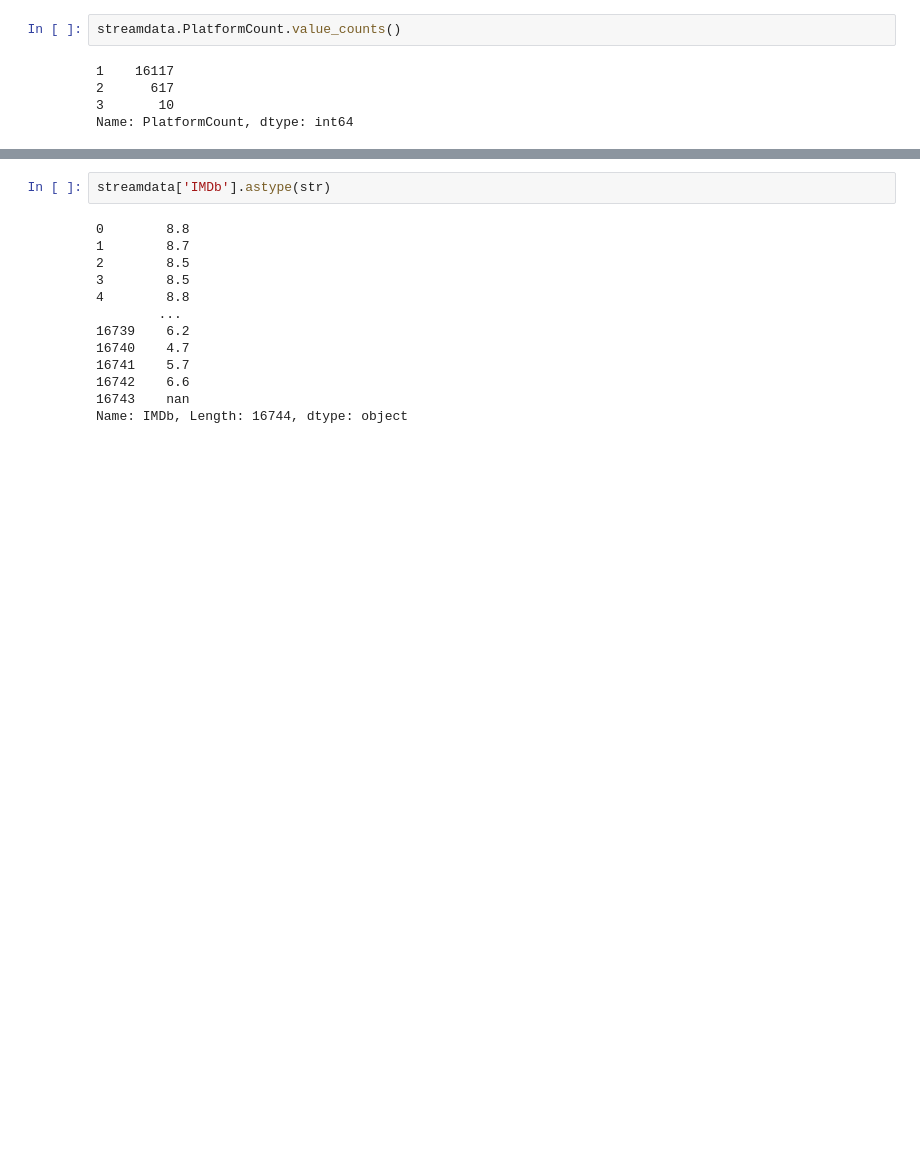
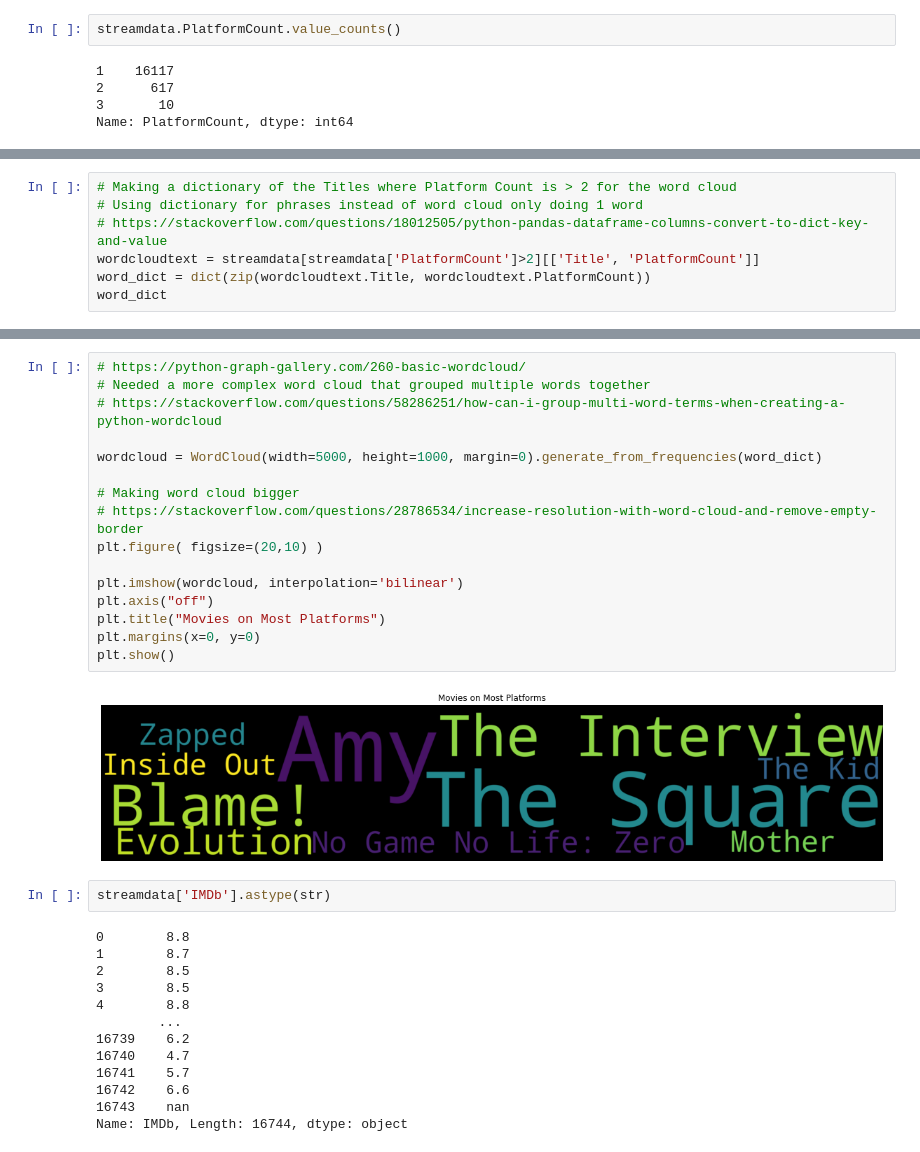
Before and after one commit to AndrewAwl/StreamingMovieData, a Jupyter notebook: FinalProject.ipynb, the cells around one changed output, grey strips where cells are left out. Cells and saved outputs as stored; diff of their text form; blank space fills up the shorter version.

Commit message:
Figured out merging the IMDB dataset, played a lot with word cloud

```diff
--- a/FinalProject.ipynb
+++ b/FinalProject.ipynb
@@ -301,0 +366,7 @@ Name: PlatformCount, dtype: int64
+# %%
+# Making a dictionary of the Titles where Platform Count is > 2 for the word cloud
+# Using dictionary for phrases instead of word cloud only doing 1 word
+# https://stackoverflow.com/questions/18012505/python-pandas-dataframe-columns-convert-to-dict-key-and-value
+wordcloudtext = streamdata[streamdata['PlatformCount']>2][['Title', 'PlatformCount']]
+word_dict = dict(zip(wordcloudtext.Title, wordcloudtext.PlatformCount))
+word_dict
@@ -302,3 +384,21 @@ Name: PlatformCount, dtype: int64
+# %%
+# https://python-graph-gallery.com/260-basic-wordcloud/
+# Needed a more complex word cloud that grouped multiple words together
+# https://stackoverflow.com/questions/58286251/how-can-i-group-multi-word-terms-when-creating-a-python-wordcloud
+
+wordcloud = WordCloud(width=5000, height=1000, margin=0).generate_from_frequencies(word_dict)
+
+# Making word cloud bigger
+# https://stackoverflow.com/questions/28786534/increase-resolution-with-word-cloud-and-remove-empty-border
+plt.figure( figsize=(20,10) )
+
+plt.imshow(wordcloud, interpolation='bilinear')
+plt.axis("off")
+plt.title("Movies on Most Platforms")
+plt.margins(x=0, y=0)
+plt.show()
+# %% [output]
+[figure, added]
 # %%
 streamdata['IMDb'].astype(str)
 # %% [output]
```
Also changed, not shown: parts of 21 cells of this notebook.
